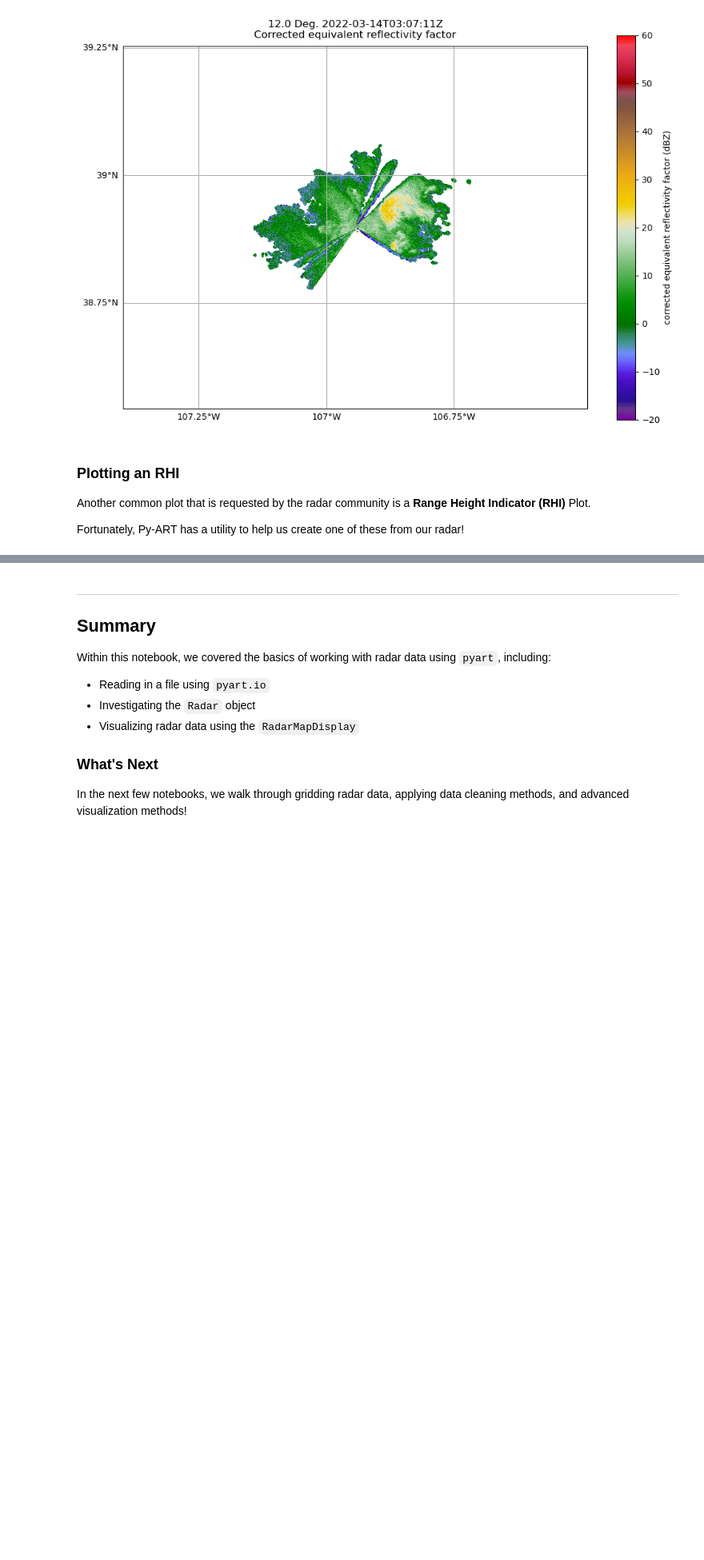
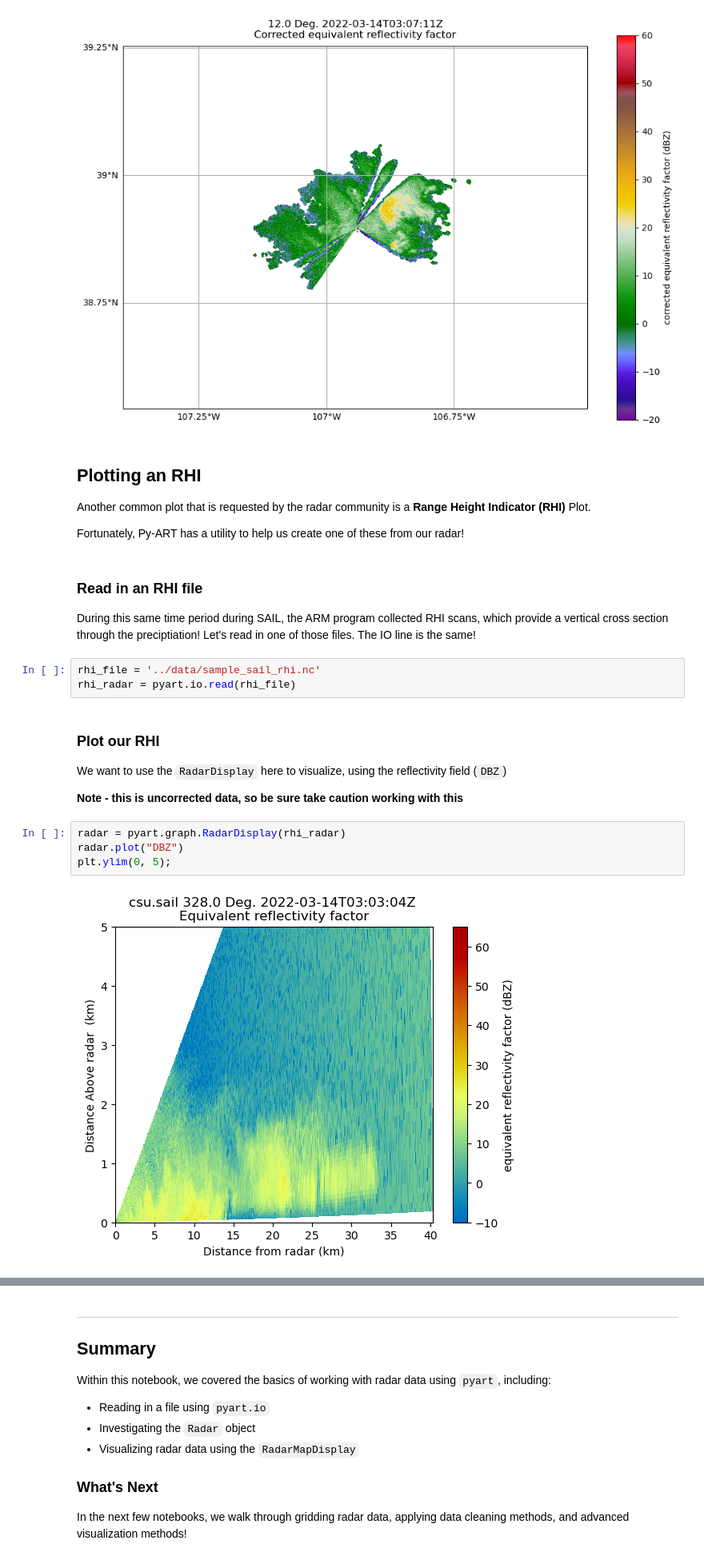
Before and after one commit to mgrover1/mscar-python-workshop-2022, a Jupyter notebook: _sources/notebooks/pyart/pyart-basics.ipynb, the cells around one changed output, grey strips where cells are left out. Shown at 80% size. Saved outputs shown, nothing was run; the diff lists cells and outputs as text; blank space fills up the shorter version.

```diff
--- a/_sources/notebooks/pyart/pyart-basics.ipynb
+++ b/_sources/notebooks/pyart/pyart-basics.ipynb
@@ -303,7 +303,25 @@ plt.show()
 # %% [output]
 [figure]
 # %% [markdown]
-### Plotting an RHI
+## Plotting an RHI
 Another common plot that is requested by the radar community is a **Range Height Indicator (RHI)** Plot.
 
 Fortunately, Py-ART has a utility to help us create one of these from our radar!
+# %% [markdown]
+### Read in an RHI file
+During this same time period during SAIL, the ARM program collected RHI scans, which provide a vertical cross section through the preciptiation! Let's read in one of those files. The IO line is the same!
+# %%
+rhi_file = '../data/sample_sail_rhi.nc'
+rhi_radar = pyart.io.read(rhi_file)
+# %% [markdown]
+### Plot our RHI
+We want to use the `RadarDisplay` here to visualize, using the reflectivity field (`DBZ`)
+
+
+**Note - this is uncorrected data, so be sure take caution working with this**
+# %%
+radar = pyart.graph.RadarDisplay(rhi_radar)
+radar.plot("DBZ")
+plt.ylim(0, 5);
+# %% [output]
+[figure, added]
```
Also changed, not shown: parts of 5 cells of this notebook, 5 other files.
